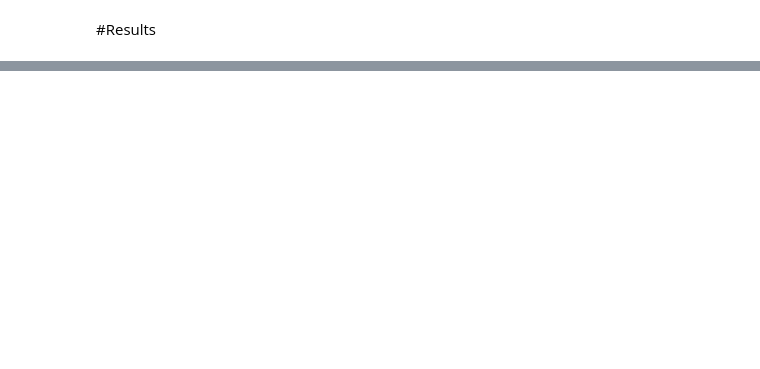
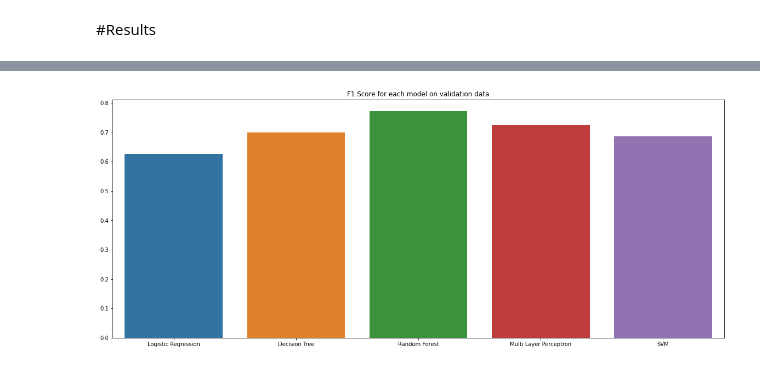
Before and after one commit to sandeepbirudukota/Road-Accident-Prediction, a Jupyter notebook: comparision.ipynb, the cells around one changed output, grey strips where cells are left out. Cells and saved outputs as stored; diff of their text form; code cells hidden in the pictures; blank space fills up the shorter version.

```diff
--- a/comparision.ipynb
+++ b/comparision.ipynb
@@ -690,0 +831,2 @@ accuracy["Multi Layer Perceptron"]
+# %%
+f1["SVM"] = f1_score(y_validate, y_pred, average="macro")
@@ -712,0 +868,8 @@ plt.show()
+# %%
+plt.figure(figsize=(20, 8))
+plt.title("F1 Score for each model on validation data")
+sns.barplot(list(range(len(f1))), list(f1.values()))
+plt.xticks(range(len(f1)), labels=f1.keys())
+plt.show()
+# %% [output]
+[figure, added]
```
Also changed, not shown: parts of 31 cells of this notebook.
